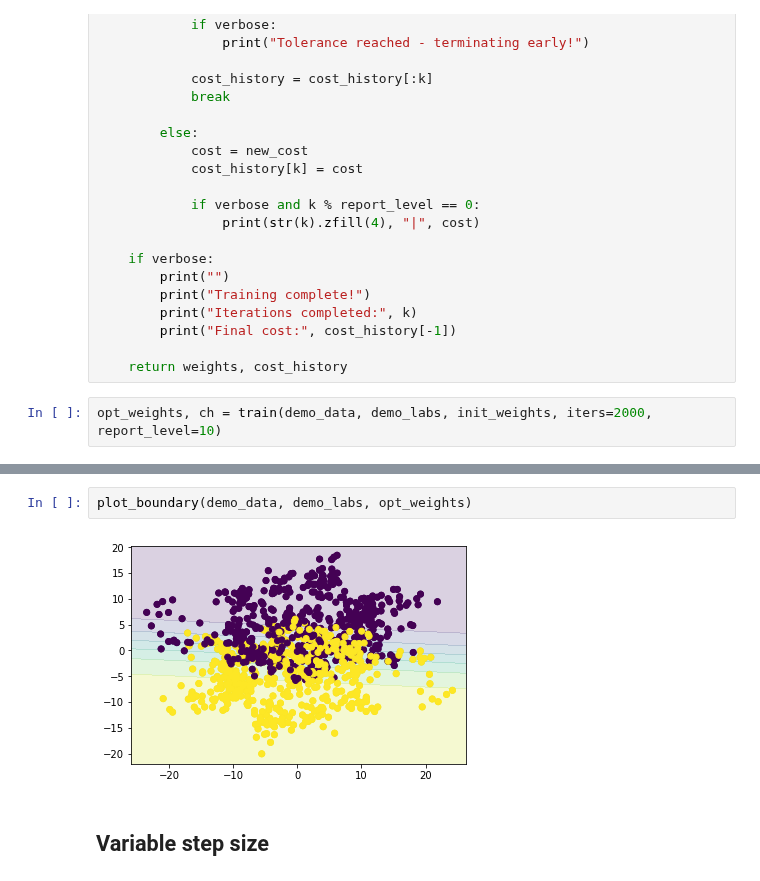
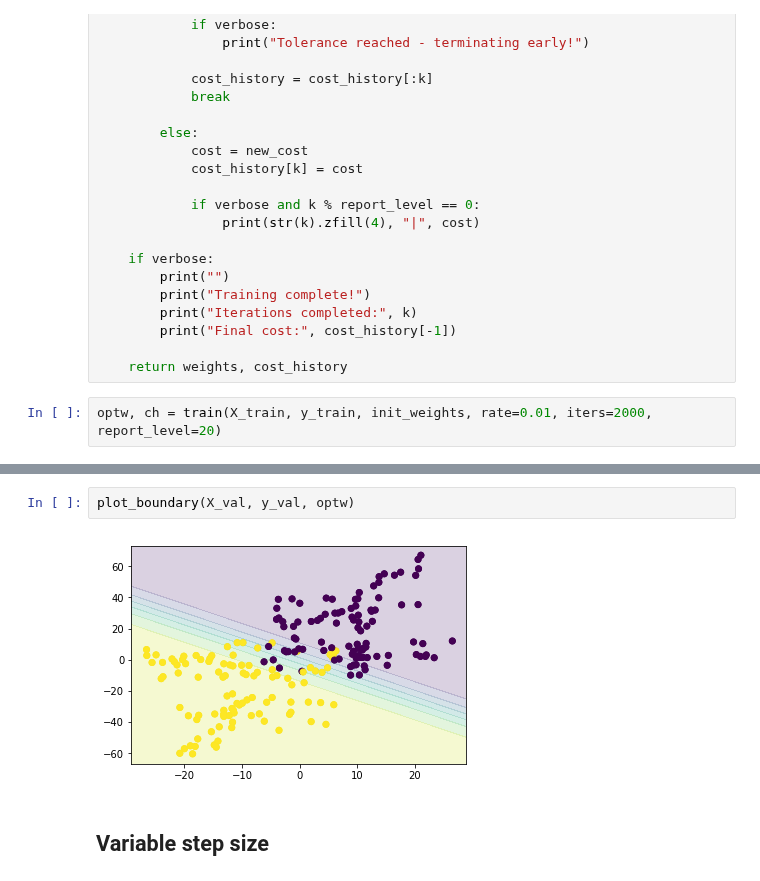
Before and after one commit to owenjonesuob/neural-nets-for-classification, a Jupyter notebook: sandbox.ipynb, the cells around one changed output, grey strips where cells are left out. Cells and saved outputs as stored; diff of their text form.

```diff
--- a/sandbox.ipynb
+++ b/sandbox.ipynb
@@ -194,7 +201,7 @@ def train(features, labels, init_weights, iters=1000, rate=0.1, tolerance=1e-6,
 
     return weights, cost_history
 # %%
-opt_weights, ch = train(demo_data, demo_labs, init_weights, iters=2000, report_level=10)
+optw, ch = train(X_train, y_train, init_weights, rate=0.01, iters=2000, report_level=20)
 # %% [output]
 Training in progress...
 
@@ -231,7 +242,7 @@ plot_boundary(demo_data, demo_labs, init_weights)
-# %%
-plot_boundary(demo_data, demo_labs, opt_weights)
-# %% [output]
-[figure, removed]
+# %%
+plot_boundary(X_val, y_val, optw)
+# %% [output]
+[figure, added]
 # %% [markdown]
 ## Variable step size
 # %% [markdown]
```
Also changed, not shown: parts of 24 cells of this notebook.
